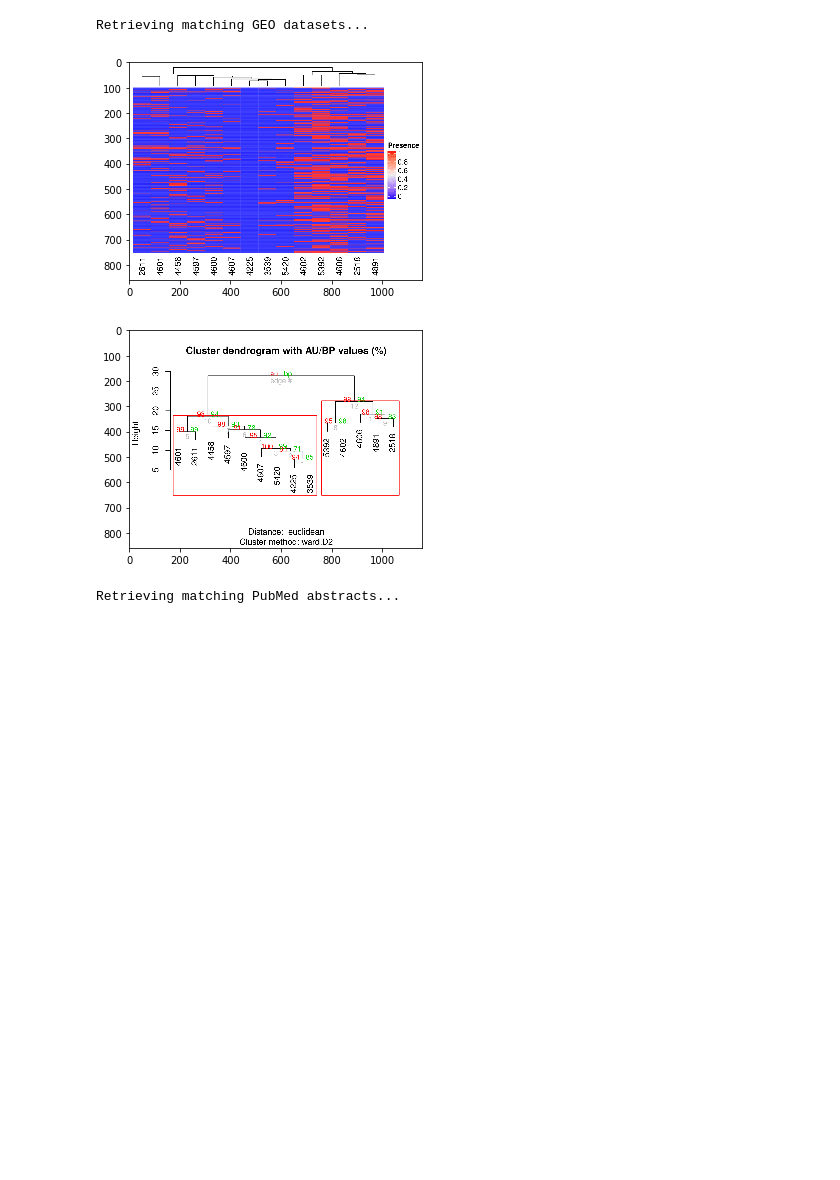
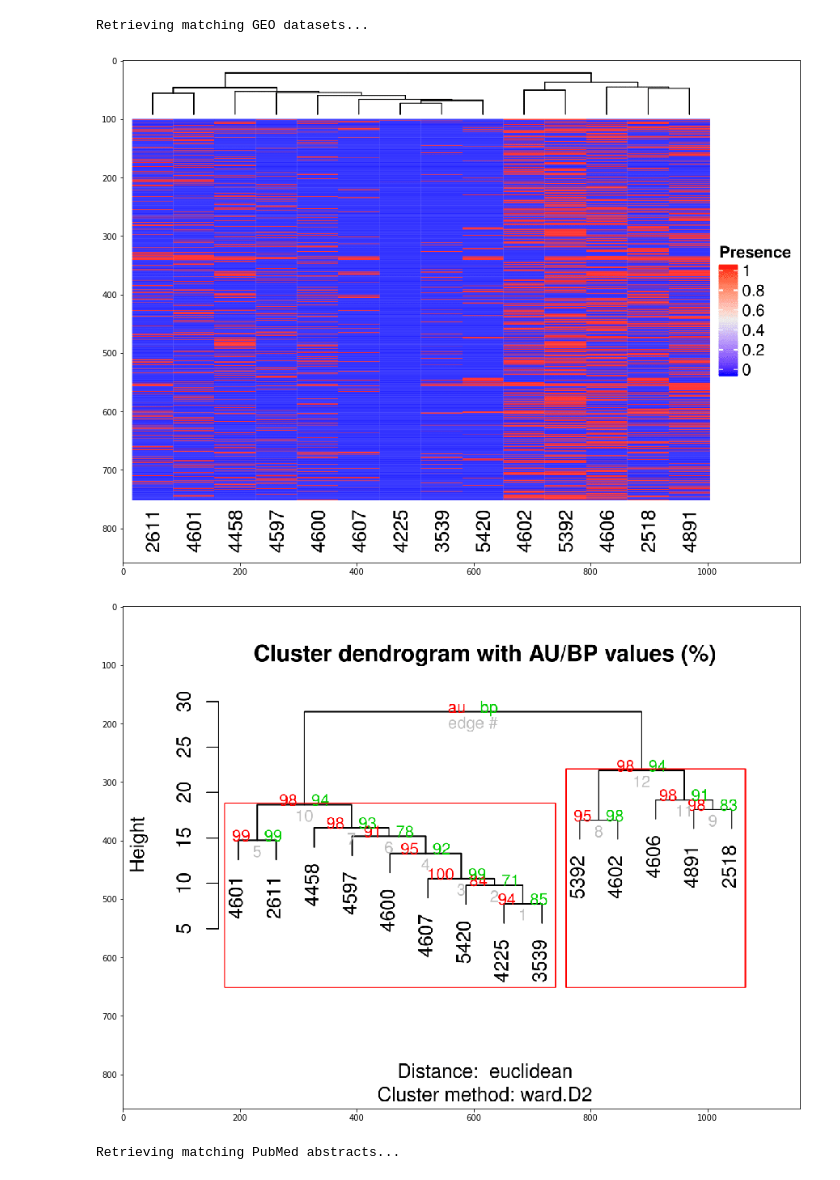
Before and after one commit to NCBI-Hackathons/phenotypeXpression, a Jupyter notebook: examples/example_pipeline.ipynb, the cells around one changed output. Drawn from its saved outputs; the diff is of its cells as text; code cells hidden in the pictures; blank space fills up the shorter version.

Commit message:
changing figure sizes

```diff
--- a/examples/example_pipeline.ipynb
+++ b/examples/example_pipeline.ipynb
@@ -33,23 +33,25 @@ Retrieving matching GEO datasets...
 # %%
 # The R script generates a heatmap and cluster diagram with the GEO datasets
 
 import matplotlib.pyplot as plt
 import matplotlib.image as mpimg
 
 heatmap_file = os.path.join(paths.base_dir, 'docs', 'heatmap-1.png')
 
 img = mpimg.imread(heatmap_file)
+fig = plt.figure(figsize = (12,12))
 plt.imshow(img)
 plt.show()
 
 cluster_file = os.path.join(paths.base_dir, 'docs', 'hcluster-1.png')
 
 img = mpimg.imread(cluster_file)
+fig = plt.figure(figsize = (12,12))
 plt.imshow(img)
 plt.show()
 # %% [output]
-[figure, old version]
+[figure, new version]
-[figure, old version]
+[figure, new version]
 # %%
 # The GDS clusters are linked to PubMed abstracts, those abstracts are fetched,
 # NER is performed and, a word cloud is generated for each group
```
Also changed, not shown: parts of 1 cell of this notebook.
